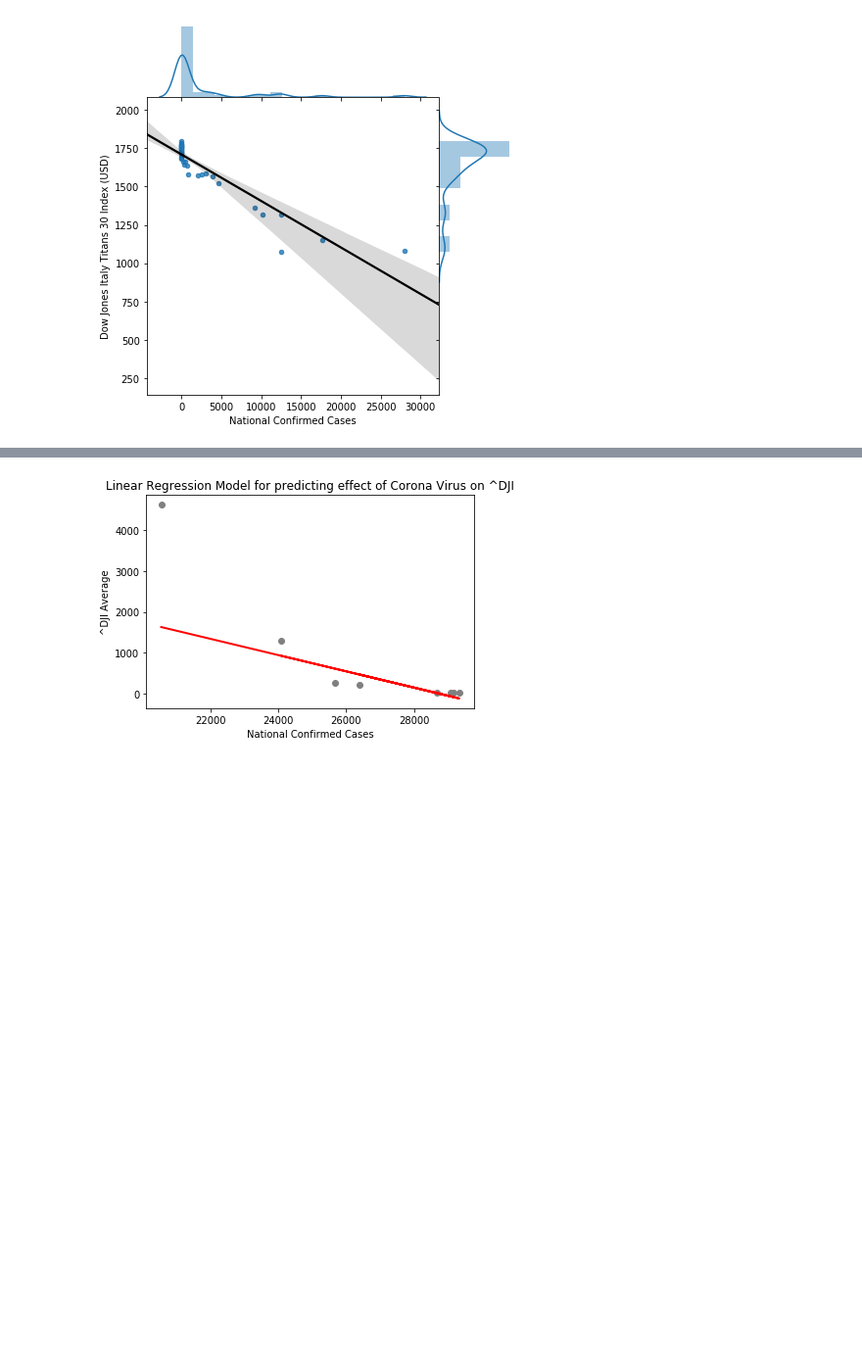
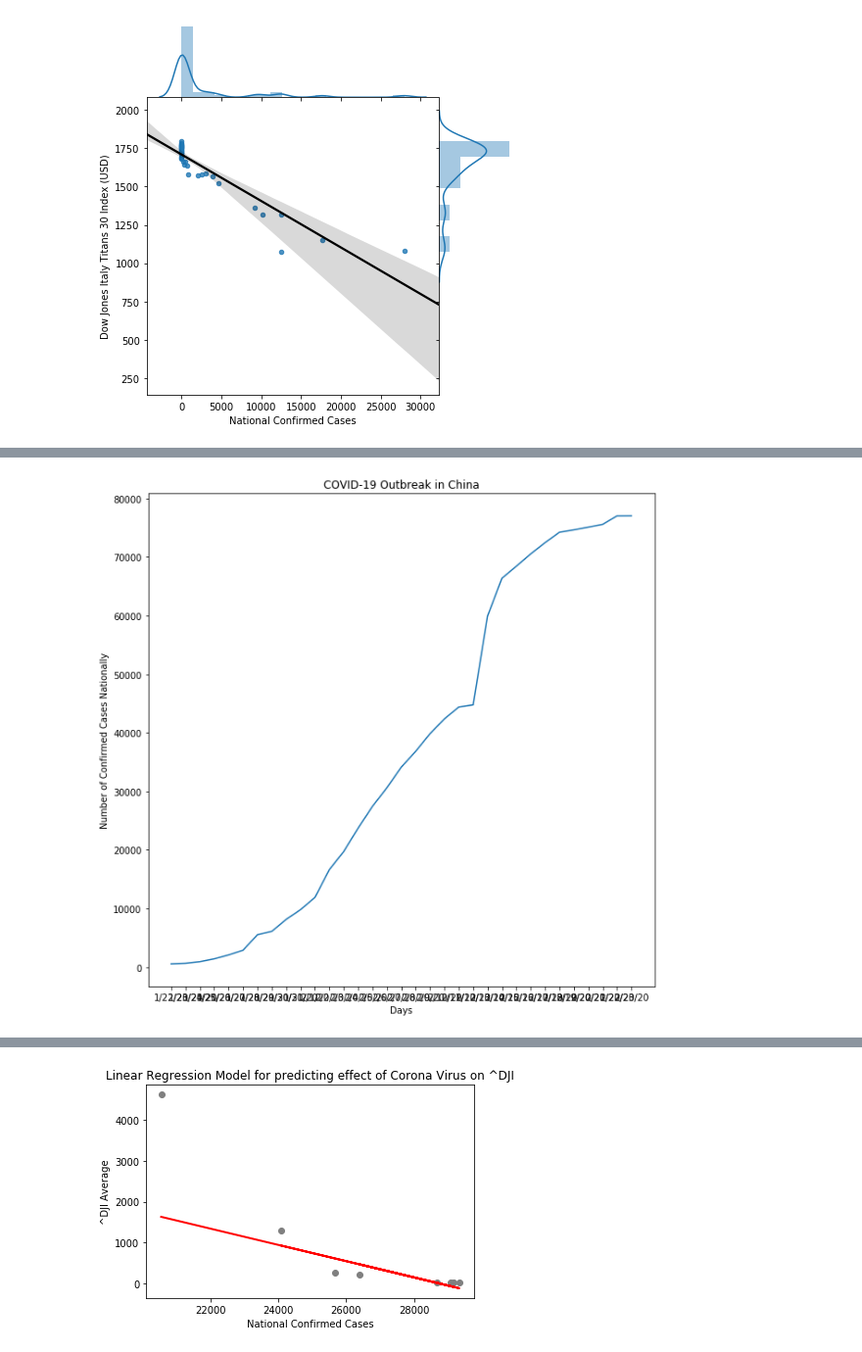
Before and after one commit to Robtaddeo/Coronadex, a Jupyter notebook: djia.ipynb, the cells around one changed output, grey strips where cells are left out. Shown at 98% size. Drawn from its saved outputs; the diff is of its cells as text; code cells hidden in the pictures; blank space fills up the shorter version.

```diff
--- a/djia.ipynb
+++ b/djia.ipynb
@@ -400,0 +473,10 @@ sns.jointplot(
+# %%
+# Visualize results for China COVID-19 dataframe
+fig = plt.figure(figsize=(10,10))
+plt.plot(result_China["Date"], result_China["National Confirmed Cases"])
+plt.xlabel("Days")
+plt.ylabel("Number of Confirmed Cases Nationally")
+plt.title("COVID-19 Outbreak in China")
+plt.show()
+# %% [output]
+[figure, added]
```
Also changed, not shown: parts of 12 cells of this notebook, 2 other files.
